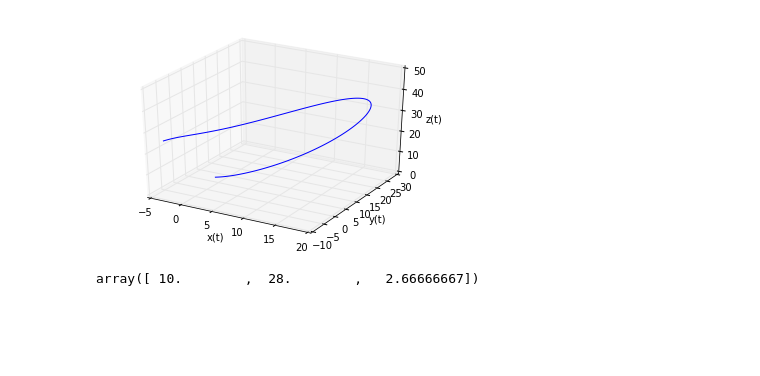
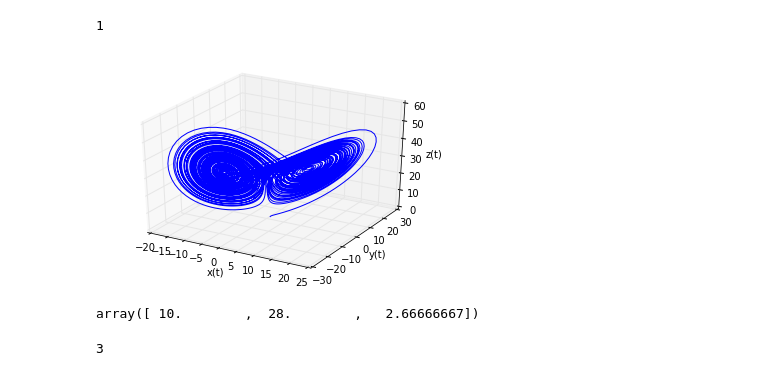
Before and after one commit to justingapper/CS510-Fall2015-Midterm, a Jupyter notebook: attractor_final.ipynb, the cells around one changed output. Drawn from its saved outputs; the diff is of its cells as text; code cells hidden in the pictures; blank space fills up the shorter version.

Commit message:
add attractor ipynb

```diff
--- a/attractor_final.ipynb
+++ b/attractor_final.ipynb
@@ -78,7 +78,6 @@ class Attractor(object):
 
         return (self.x,self.y,self.z)
 
-
     def rk4(self, xyzarray):
         self.x = np.zeros(self.points + 1)
         self.y = np.zeros(self.points + 1)
@@ -94,25 +93,25 @@ class Attractor(object):
             k2_x = self.fxn1(self.y[i],k1_x*(.5*self.dt)+self.x[i],self.s,self.dt)
             k3_x = self.fxn1(self.y[i],k2_x*(.5*self.dt)+self.x[i],self.s,self.dt)
             k4_x = self.fxn1(self.y[i],k3_x*self.dt+self.x[i],self.s,self.dt)
-            self.x[i+1] = self.x[i] + (self.dt/6)*(k1_x + 2*k2_x + 2*k3_x + k4_x)
+            self.x[i+1] = self.x[i] + (1.0/6.0)*(k1_x + 2*k2_x + 2*k3_x + k4_x)
 
             k1_y = self.fxn2(self.y[i],self.x[i],self.z[i],self.p,self.dt)
             k2_y = self.fxn2(self.y[i]+k1_y*(.5*self.dt),self.x[i],self.z[i],self.p,self.dt)
             k3_y = self.fxn2(self.y[i]+k2_y*(.5*self.dt),self.x[i],self.z[i],self.p,self.dt)
             k4_y = self.fxn2(self.y[i]+k3_y*self.dt,self.x[i],self.z[i],self.p,self.dt)
-            self.y[i+1] = self.y[i] + (self.dt/6)*(k1_y + 2*k2_y + 2*k3_y + k4_y)
+            self.y[i+1] = self.y[i] + (1.0/6.0)*(k1_y + 2*k2_y + 2*k3_y + k4_y)
 
             k1_z = self.fxn3(self.y[i],self.x[i],self.z[i],self.b,self.dt)
             k2_z = self.fxn3(self.y[i],self.x[i],self.z[i]+k1_z*(.5*self.dt),self.b,self.dt)
             k3_z = self.fxn3(self.y[i],self.x[i],self.z[i]+k2_z*(.5*self.dt),self.b,self.dt)
             k4_z = self.fxn3(self.y[i],self.x[i],self.z[i]+k3_z*self.dt,self.b,self.dt)
-            self.z[i+1] = self.z[i] + (self.dt/6)*(k1_z + 2*k2_z + 2*k3_z + k4_z)
+            self.z[i+1] = self.z[i] + (1.0/6.0)*(k1_z + 2*k2_z + 2*k3_z + k4_z)
 
             self.t[i+1] = self.t[i] + self.dt
 
         return (self.x, self.y, self.z)
 
-    def evolve(self,r0=[.1,0.0,0.0], order=4):
+    def evolve(self,r0=[1.0,0.0,0.0], order=4):
         x0 = r0[0]
         y0 = r0[1]
         z0 = r0[2]
@@ -161,30 +160,40 @@ class Attractor(object):
     def plot3dwf(self):
         fig = plt.figure()
         ax = fig.gca(projection='3d')
-        ax.plot_wireframe(self.x, self.y, self.z, rstride=10, cstride=10)
+        ax.plot_wireframe(self.x, self.y, self.z, rstride=1, cstride=1)
         ax.set_xlabel('x(t)')
         ax.set_ylabel('y(t)')
         ax.set_zlabel('z(t)')
         plt.show()
+# %%
+attr = Attractor(1)
+attr.s
+# %% [output]
+1
 # %%
 attr = Attractor()
 #attr.euler([1,2,3])
 #attr.rk2([1,2,3])
 #attr.rk4([1,2,3])
-attr.evolve([1,1,5], 4)
+attr.evolve(order =4)
 #attr.save()
 #attr.plotx()
 #attr.ploty()
 #attr.plotz()
 #attr.plotxy()
 #attr.plotyz()
 #attr.plotzx()
 #attr.plot3d()
 attr.plot3dwf()
 # %% [output]
-[figure, old version]
+[figure, new version]
 # %%
 attr = Attractor()
 attr.params
 # %% [output]
 array([ 10.        ,  28.        ,   2.66666667])
+# %%
+from random import randint
+print(randint(0,9))
+# %% [output]
+3
```
